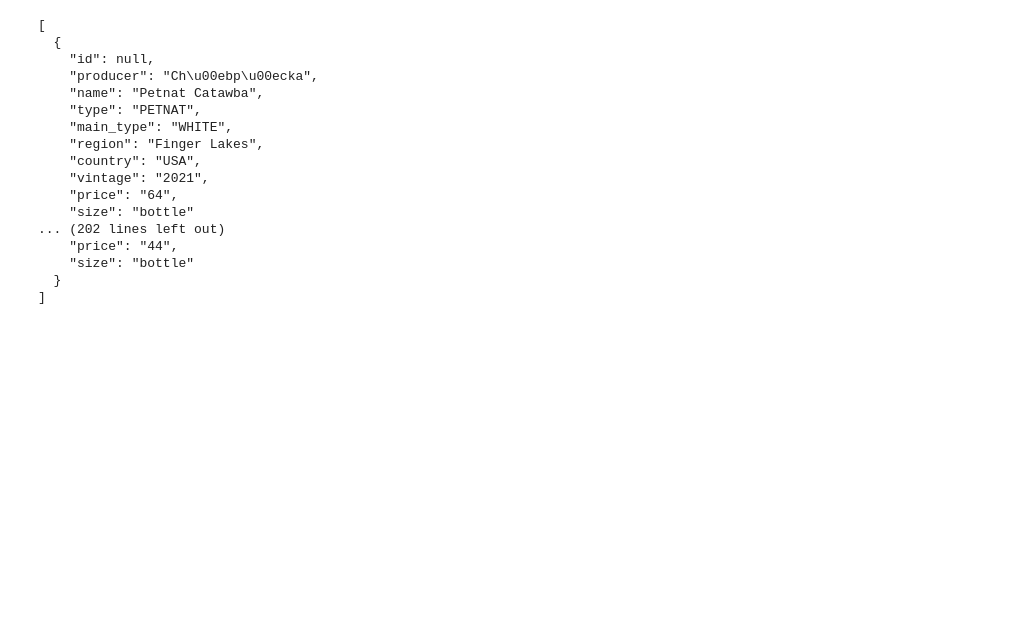
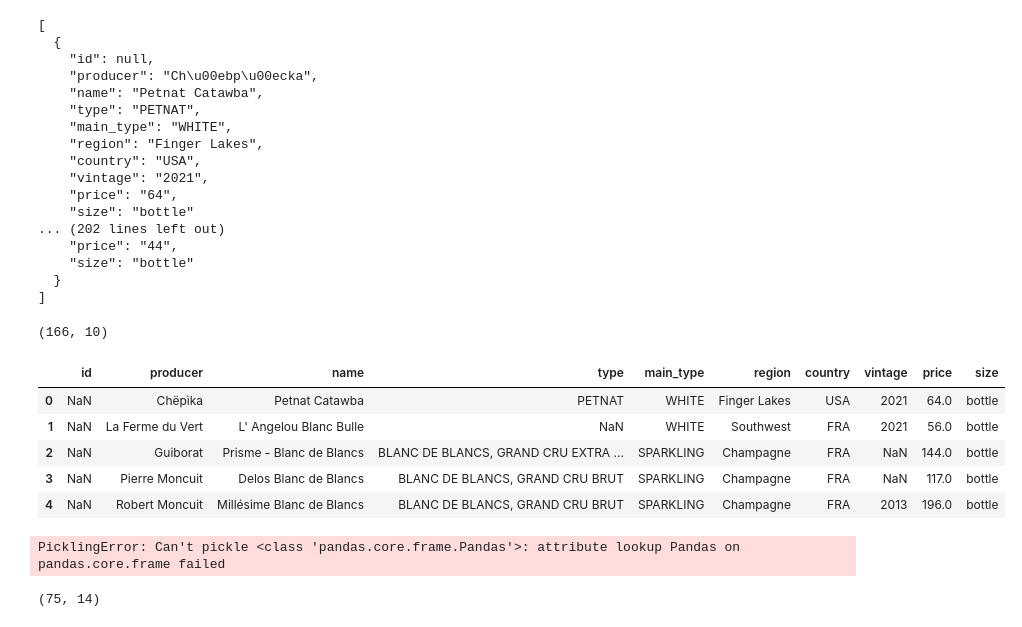
Before and after one commit to austinbarish/vivino-scanner, a Jupyter notebook: tester.ipynb, the cells around one changed output. Drawn from its saved outputs; the diff is of its cells as text; code cells hidden in the pictures; blank space fills up the shorter version.

```diff
--- a/tester.ipynb
+++ b/tester.ipynb
@@ -734,4 +990,34 @@ print(json.dumps(results, indent=2))
     "size": "bottle"
   }
 ]
+# %%
+from functions import *
+import pandas as pd
+
+# Read the csv
+df = pd.read_csv("menus/rake-wine.csv")
+
+print(df.shape)
+df.head()
+# %% [output]
+(166, 10)
+|  | id | producer | name | type | main_type | region | country | vintage | price | size |
+| 0 | NaN | Chëpìka | Petnat Catawba | PETNAT | WHITE | Finger Lakes | USA | 2021 | 64.0 | bottle |
+| 1 | NaN | La Ferme du Vert | L' Angelou Blanc Bulle | NaN | WHITE | Southwest | FRA | 2021 | 56.0 | bottle |
+| 2 | NaN | Guiborat | Prisme - Blanc de Blancs | BLANC DE BLANCS, GRAND CRU EXTRA ... | SPARKLING | Champagne | FRA | NaN | 144.0 | bottle |
+| 3 | NaN | Pierre Moncuit | Delos Blanc de Blancs | BLANC DE BLANCS, GRAND CRU BRUT | SPARKLING | Champagne | FRA | NaN | 117.0 | bottle |
+| 4 | NaN | Robert Moncuit | Millésime Blanc de Blancs | BLANC DE BLANCS, GRAND CRU BRUT | SPARKLING | Champagne | FRA | 2013 | 196.0 | bottle |
+# %%
+# Get vivino data
+vivino_df = vivino_search_multiprocess(df)
+
+vivino_df.head()
+# %% [output]
+PicklingError: Can't pickle <class 'pandas.core.frame.Pandas'>: attribute lookup Pandas on pandas.core.frame failed
+# %%
+smaller_df = vivino_df.head(75)
+
+smaller_df.shape
+# %% [output]
+(75, 14)
 # %%
```
Also changed, not shown: parts of 8 cells of this notebook, 3 other files.
